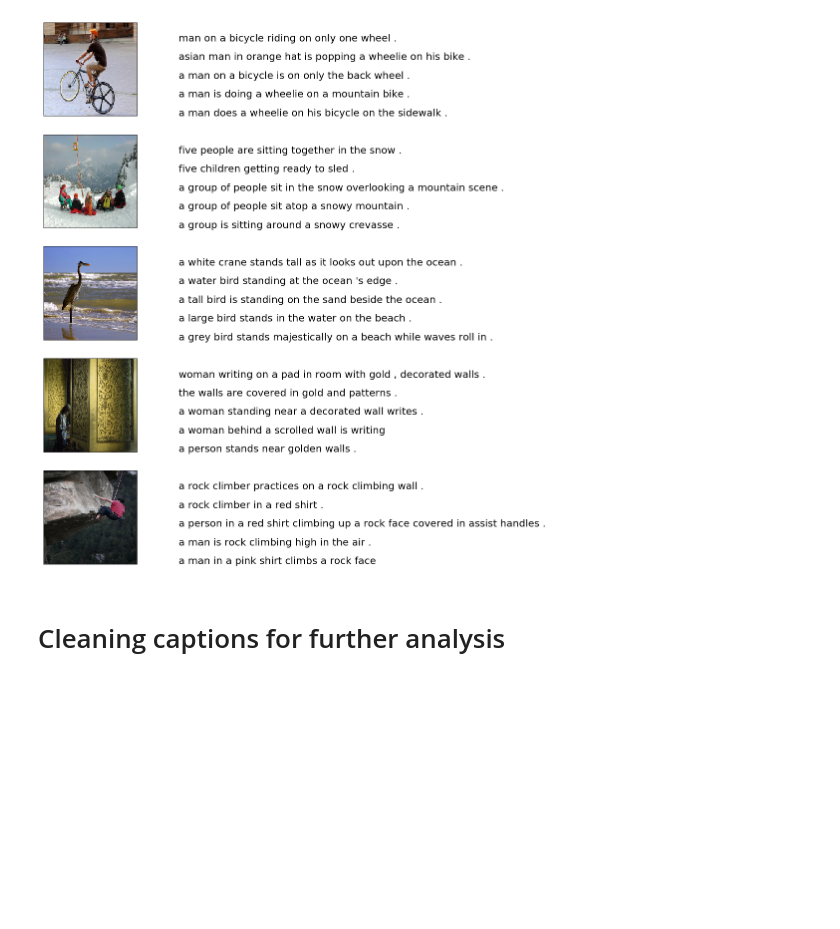
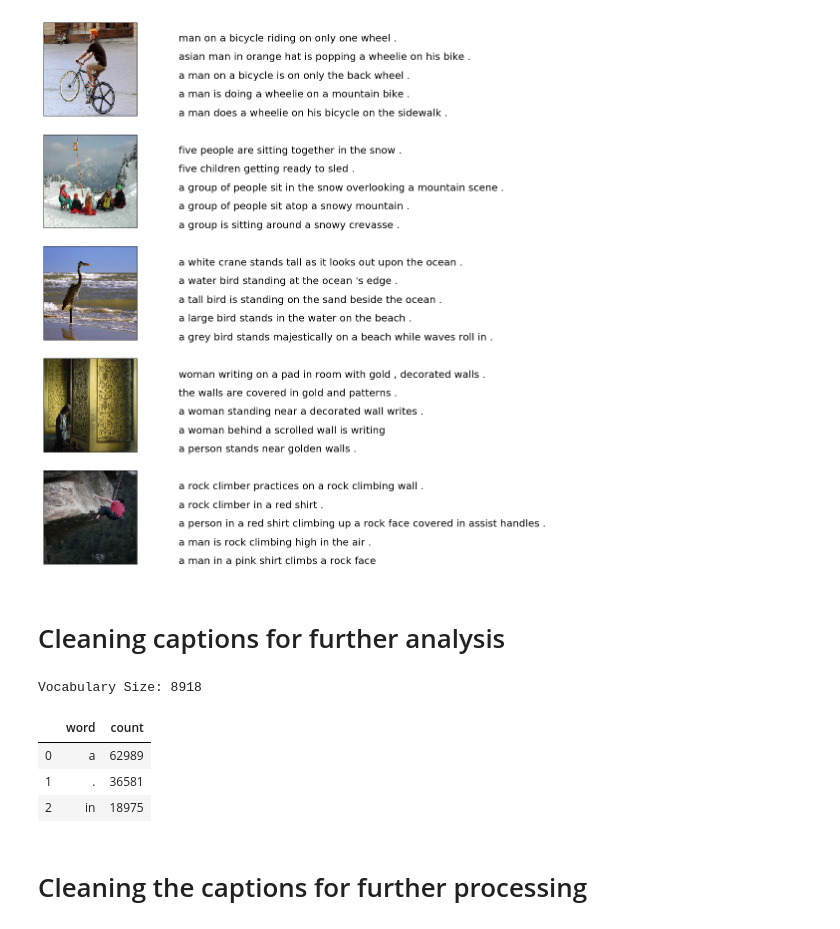
Before and after one commit to vijaykumarrpai/Caption-Generator, a Jupyter notebook: Caption Generating 8k.ipynb, the cells around one changed output. Saved outputs shown, nothing was run; the diff lists cells and outputs as text; code cells hidden in the pictures; blank space fills up the shorter version.

Commit message:
Cleaning captions for further processing

```diff
--- a/Caption Generating 8k.ipynb
+++ b/Caption Generating 8k.ipynb
@@ -117,3 +117,25 @@ plt.show()
 [figure]
 # %% [markdown]
 # Cleaning captions for further analysis
+# %%
+# Defining a function to calculate the top 3 words in all the captions available for the images
+def df_word(df_txt):
+    vocabulary = []
+    for txt in df_txt.caption.values:
+        vocabulary.extend(txt.split())
+    print('Vocabulary Size: %d' % len(set(vocabulary)))
+    ct = Counter(vocabulary)
+    dfword = pd.DataFrame({"word": list(ct.keys()), "count": list(ct.values())})
+    dfword = dfword.sort_values("count", ascending = False)
+    dfword = dfword.reset_index()[["word", "count"]]
+    return(dfword)
+dfword = df_word(df_txt)
+dfword.head(3)
+# %% [output]
+Vocabulary Size: 8918
+|  | word | count |
+| 0 | a | 62989 |
+| 1 | . | 36581 |
+| 2 | in | 18975 |
+# %% [markdown]
+# Cleaning the captions for further processing
```
Also changed, not shown: parts of 2 cells of this notebook.
